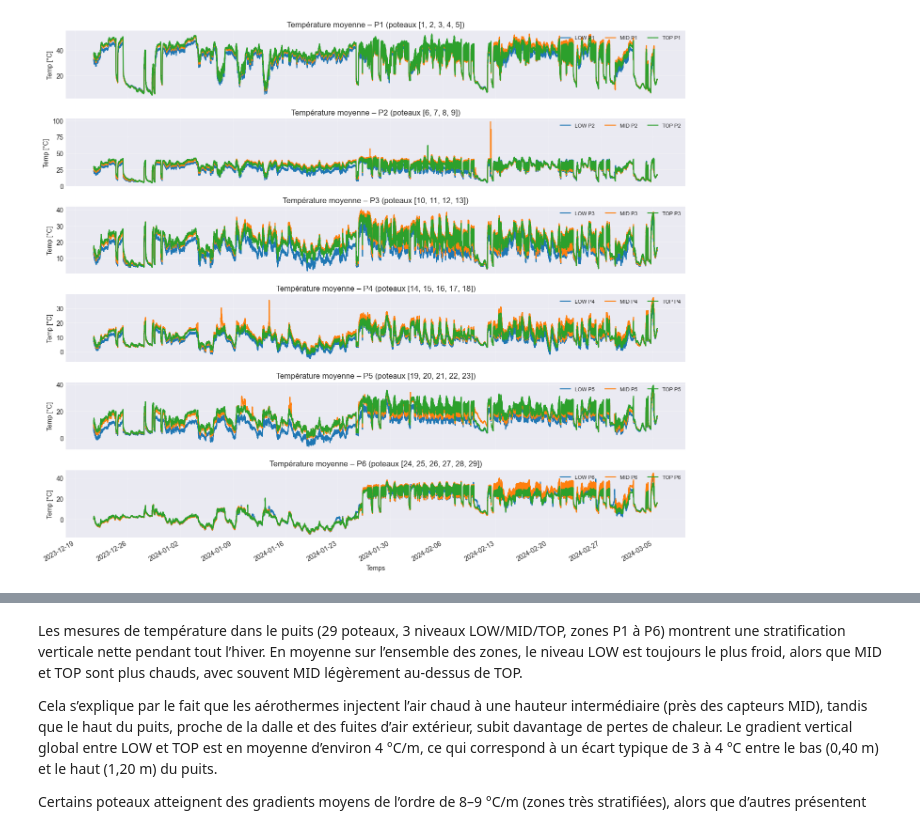
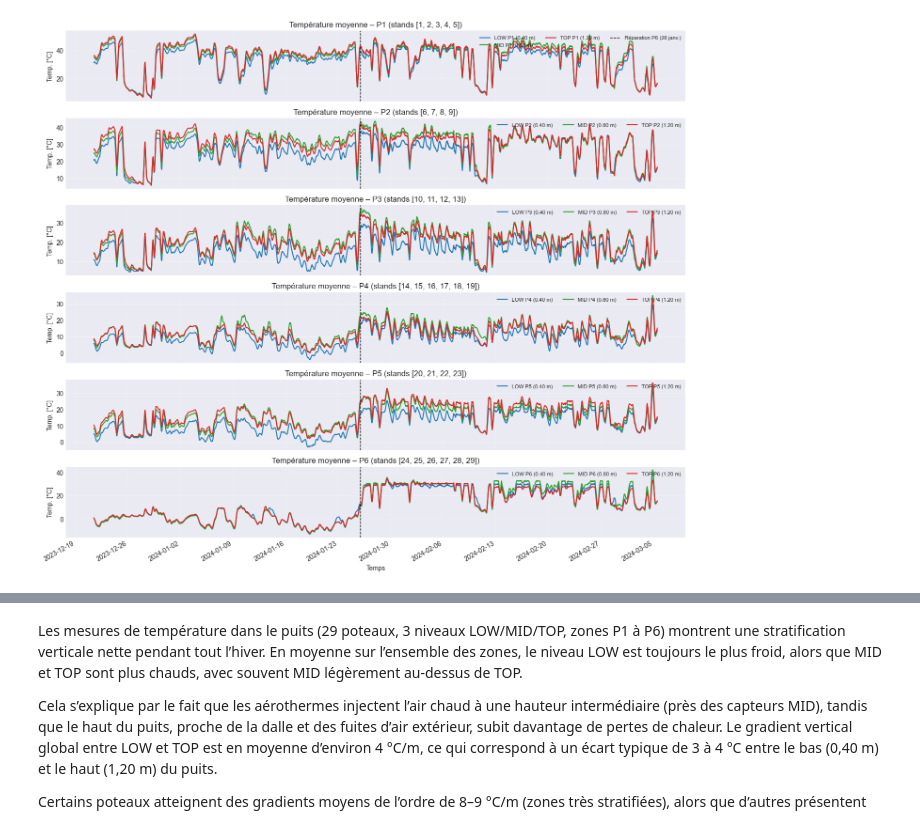
Before and after one commit to simont14/Analyse_donnees_TT, a Jupyter notebook: notebooks/01_stratification.ipynb, the cells around one changed output, grey strips where cells are left out. Cells and saved outputs as stored; diff of their text form; code cells hidden in the pictures.

```diff
--- a/notebooks/01_stratification.ipynb
+++ b/notebooks/01_stratification.ipynb
@@ -258,43 +215,52 @@ Fraction du temps où au moins un poteau est stratifié : 98.58459147424512
 # %%
 
-# Graphique stratification par zone
+#Températures LOW / MID / TOP par zone (P1 à P6), lissées 6 h
+
 zones_dict = {
     "P1": [1, 2, 3, 4, 5],
     "P2": [6, 7, 8, 9],
     "P3": [10, 11, 12, 13],
-    "P4": [14, 15, 16, 17, 18],
-    "P5": [19, 20, 21, 22, 23],
+    "P4": [14, 15, 16, 17, 18, 19],
+    "P5": [20, 21, 22, 23],
     "P6": [24, 25, 26, 27, 28, 29],
 }
 
-def zone_levels(df, sensors):
-    low = df[[low_cols[s-1] for s in sensors]].mean(axis=1)
-    mid = df[[mid_cols[s-1] for s in sensors]].mean(axis=1)
-    top = df[[top_cols[s-1] for s in sensors]].mean(axis=1)
-    return low, mid, top
+def zone_levels_smooth(df, sensors):
+    """LOW/MID/TOP moyens sur la zone, lissés 6 h (comme le code global)."""
+    T_low = df[[low_cols[s-1] for s in sensors]].mean(axis=1)
+    T_mid = df[[mid_cols[s-1] for s in sensors]].mean(axis=1)
+    T_top = df[[top_cols[s-1] for s in sensors]].mean(axis=1)
+
+    T_low_s = T_low.rolling(window=180, center=True, min_periods=1).mean()
+    T_mid_s = T_mid.rolling(window=180, center=True, min_periods=1).mean()
+    T_top_s = T_top.rolling(window=180, center=True, min_periods=1).mean()
+    return T_low_s, T_mid_s, T_top_s
 
 fig, axes = plt.subplots(nrows=6, ncols=1, figsize=(14, 12), sharex=True)
 
 for ax, (zone, sensors) in zip(axes, zones_dict.items()):
-    z_low, z_mid, z_top = zone_levels(df, sensors)
-    ax.plot(df.index, z_low, label=f"LOW {zone}")
-    ax.plot(df.index, z_mid, label=f"MID {zone}")
-    ax.plot(df.index, z_top, label=f"TOP {zone}")
-    ax.set_title(f"Température moyenne – {zone} (poteaux {sensors})")
-    ax.set_ylabel("Temp [°C]")
-    ax.grid(True, alpha=0.3)
+    T_low_z, T_mid_z, T_top_z = zone_levels_smooth(df, sensors)
+
+    ax.plot(T_low_z.index, T_low_z, label=f"LOW {zone} (0.40 m)", color="C0")
+    ax.plot(T_mid_z.index, T_mid_z, label=f"MID {zone} (0.80 m)", color="C2")
+    ax.plot(T_top_z.index, T_top_z, label=f"TOP {zone} (1.20 m)", color="C3")
+
+    ax.axvline(pd.Timestamp("2024-01-26"), color="black", linestyle="--", linewidth=1,
+               label="Réparation P6 (26 janv.)" if zone == "P1" else None)
+
+    ax.set_ylabel("Temp. [°C]")
+    ax.set_title(f"Température moyenne – {zone} (stands {sensors})")
+    ax.grid(alpha=0.3)
     ax.legend(ncol=3, fontsize=8, loc="upper right")
 
-# Axe X plus précis (dates)
-locator   = mdates.WeekdayLocator(interval=1)          # 1 tick / semaine
-formatter = mdates.DateFormatter('%Y-%m-%d')           # AAAA-MM-JJ
-axes[-1].xaxis.set_major_locator(locator)
-axes[-1].xaxis.set_major_formatter(formatter)
+# Axe X en dates (en bas seulement)
+axes[-1].xaxis.set_major_locator(mdates.WeekdayLocator(interval=1))
+axes[-1].xaxis.set_major_formatter(mdates.DateFormatter('%Y-%m-%d'))
 axes[-1].set_xlabel("Temps")
-fig.autofmt_xdate()                                    # rotation des dates
+fig.autofmt_xdate()
 
 plt.tight_layout()
 plt.show()
 # %% [output]
-[figure, old version]
+[figure, new version]
 # %%
```
Also changed, not shown: parts of 8 cells of this notebook, 3 other files.
